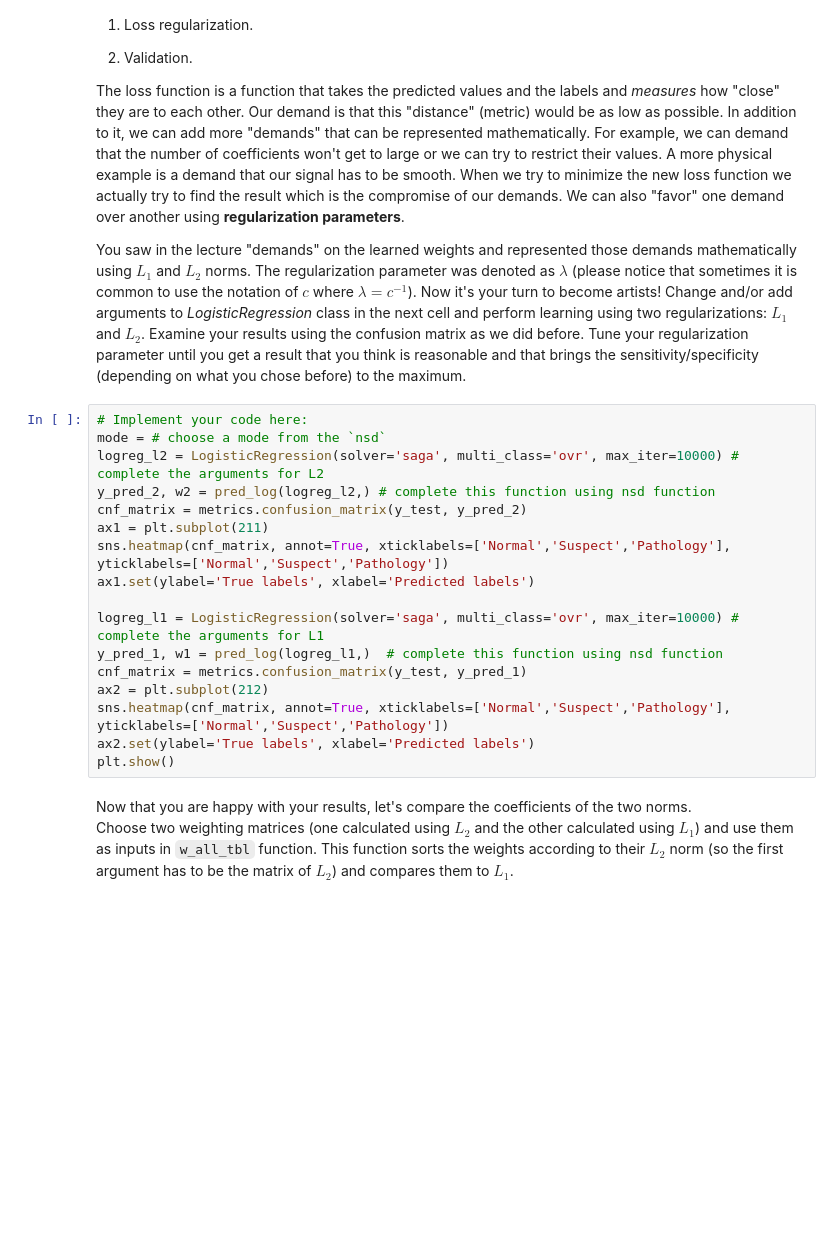
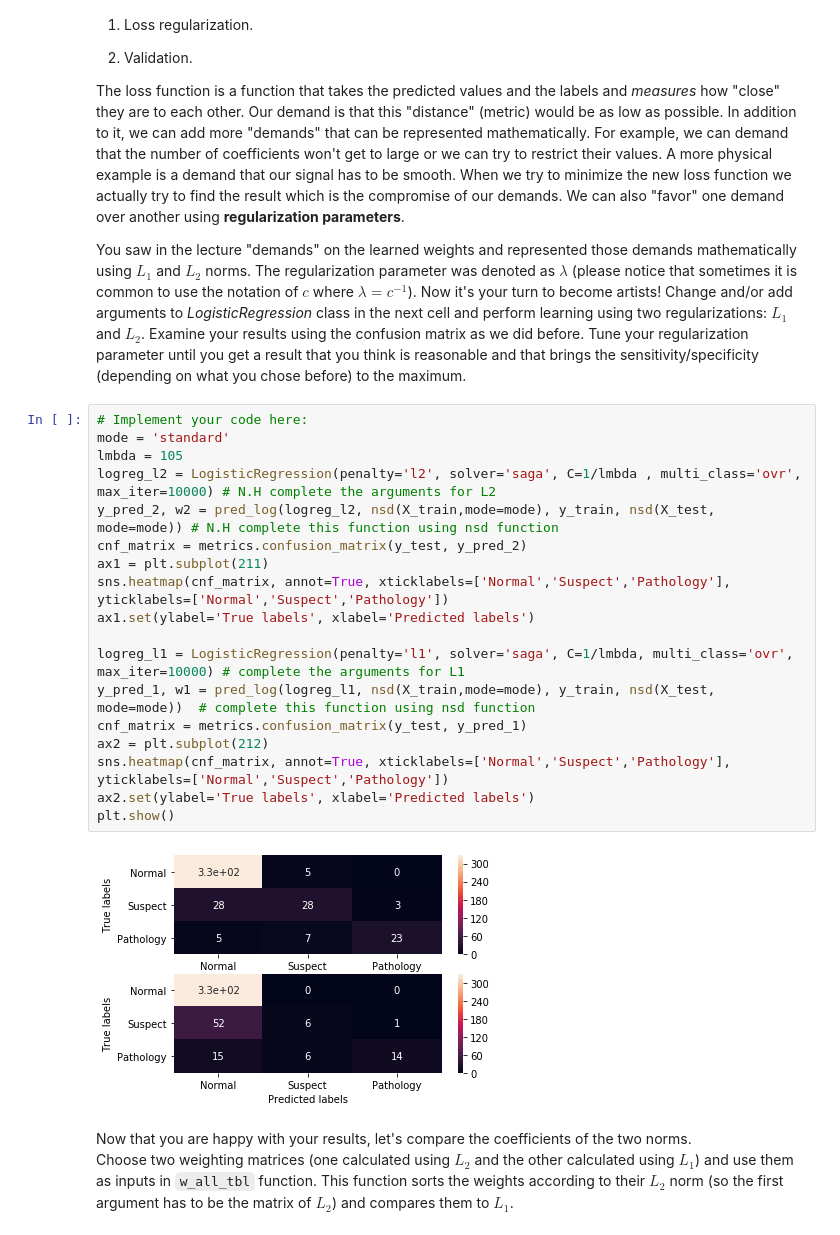
Before and after one commit to mlh-master/hw1_mlh-nathan-hadas, a Jupyter notebook: HW1.ipynb, the cells around one changed output. Saved outputs shown, nothing was run; the diff lists cells and outputs as text; blank space fills up the shorter version.

```diff
--- a/HW1.ipynb
+++ b/HW1.ipynb
@@ -408,21 +444,24 @@ The loss function is a function that takes the predicted values and the labels a
 You saw in the lecture "demands" on the learned weights and represented those demands mathematically using $ L_1 $ and $ L_2 $ norms. The regularization parameter was denoted as $\lambda$ (please notice that sometimes it is common to use the notation of $ c $ where $\lambda = c^{-1}$). Now it's your turn to become artists! Change and/or add arguments to *LogisticRegression* class in the next cell and perform learning using two regularizations: $ L_1 $ and $ L_2 $. Examine your results using the confusion matrix as we did before. Tune your regularization parameter until you get a result that you think is reasonable and that brings the sensitivity/specificity (depending on what you chose before) to the maximum.
 # %%
 # Implement your code here:
-mode = # choose a mode from the `nsd`
-logreg_l2 = LogisticRegression(solver='saga', multi_class='ovr', max_iter=10000) # complete the arguments for L2
-y_pred_2, w2 = pred_log(logreg_l2,) # complete this function using nsd function
+mode = 'standard'
+lmbda = 105
+logreg_l2 = LogisticRegression(penalty='l2', solver='saga', C=1/lmbda , multi_class='ovr', max_iter=10000) # N.H complete the arguments for L2
+y_pred_2, w2 = pred_log(logreg_l2, nsd(X_train,mode=mode), y_train, nsd(X_test, mode=mode)) # N.H complete this function using nsd function
 cnf_matrix = metrics.confusion_matrix(y_test, y_pred_2)
 ax1 = plt.subplot(211)
 sns.heatmap(cnf_matrix, annot=True, xticklabels=['Normal','Suspect','Pathology'], yticklabels=['Normal','Suspect','Pathology'])
 ax1.set(ylabel='True labels', xlabel='Predicted labels')
 
-logreg_l1 = LogisticRegression(solver='saga', multi_class='ovr', max_iter=10000) # complete the arguments for L1
-y_pred_1, w1 = pred_log(logreg_l1,)  # complete this function using nsd function
+logreg_l1 = LogisticRegression(penalty='l1', solver='saga', C=1/lmbda, multi_class='ovr', max_iter=10000) # complete the arguments for L1
+y_pred_1, w1 = pred_log(logreg_l1, nsd(X_train,mode=mode), y_train, nsd(X_test, mode=mode))  # complete this function using nsd function
 cnf_matrix = metrics.confusion_matrix(y_test, y_pred_1)
 ax2 = plt.subplot(212)
 sns.heatmap(cnf_matrix, annot=True, xticklabels=['Normal','Suspect','Pathology'], yticklabels=['Normal','Suspect','Pathology'])
 ax2.set(ylabel='True labels', xlabel='Predicted labels')
 plt.show()
+# %% [output]
+[figure, added]
 # %% [markdown]
 Now that you are happy with your results, let's compare the coefficients of the two norms.\
 Choose two weighting matrices (one calculated using $ L_2 $ and the other calculated using $ L_1 $) and use them as inputs in `w_all_tbl` function. This function sorts the weights according to their $ L_2 $ norm (so the first argument has to be the matrix of $ L_2 $) and compares them to $L_1$.
```
Also changed, not shown: parts of 16 cells of this notebook, 3 other files.
